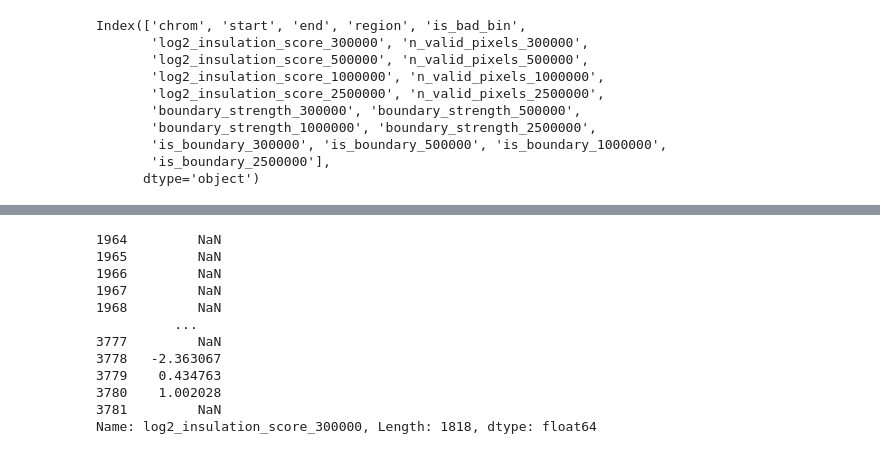
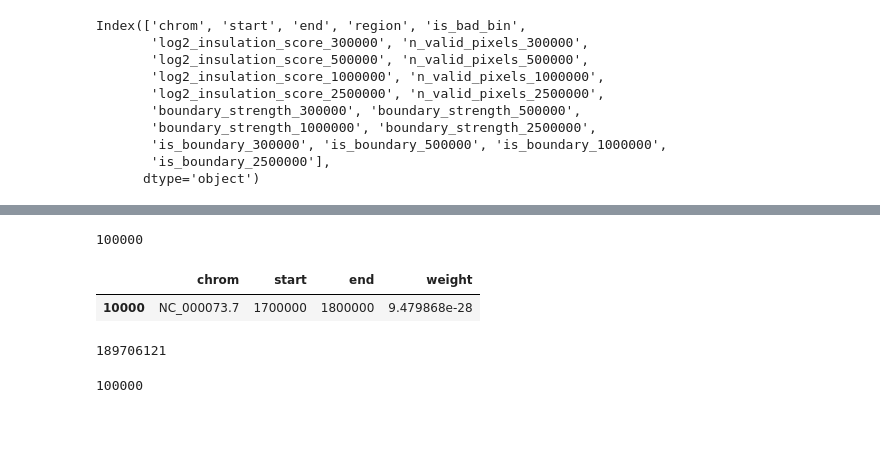
Before and after one commit to CooperStansbury/scPoreC-analysis, a Jupyter notebook: notebooks/mcool_analysis.ipynb, the cells around one changed output, grey strips where cells are left out. Drawn from its saved outputs; the diff is of its cells as text; code cells hidden in the pictures; blank space fills up the shorter version.

```diff
--- a/notebooks/mcool_analysis.ipynb
+++ b/notebooks/mcool_analysis.ipynb
@@ -470,15 +424,37 @@ See the caveats in the documentation: https://pandas.pydata.org/pandas-docs/stab
-# %%
-insul_region['log2_insulation_score_'+str(windows[0])]
-# %% [output]
-1964         NaN
-1965         NaN
-1966         NaN
-1967         NaN
-1968         NaN
-          ...
-3777         NaN
-3778   -2.363067
-3779    0.434763
-3780    1.002028
-3781         NaN
-Name: log2_insulation_score_300000, Length: 1818, dtype: float64
+# %%
+def loadTADBoundary(filepath):
+    df = pd.read_csv(filepath, sep='\t', header=None)
+    df.columns = ['phase', 'start', 'end', 'chrom']
+    return df
+
+def mergeAssembly(tad, assembly):
+
+    tad['chrom'] = tad['chrom'].astype('str')
+    tad = pd.merge(left=tad,
+                   right=assembly,
+                   left_on='chrom',
+                   right_on='Chromosome')
+
+    return tad
+
+
+
+tad = loadTADBoundary('F121_mESC_TADS.txt')
+tad = mergeAssembly(tad, assembly)
+
+binTAD(tad, resolution)
+# %% [output]
+100000
+# %%
+clr.bins()[10000]
+# %% [output]
+|  | chrom | start | end | weight |
+| 10000 | NC_000073.7 | 1700000 | 1800000 | 9.479868e-28 |
+# %%
+tad['start'].max()
+# %% [output]
+189706121
+# %%
+clr.binsize
+# %% [output]
+100000
```
Also changed, not shown: parts of 4 cells of this notebook, 4 other files.
